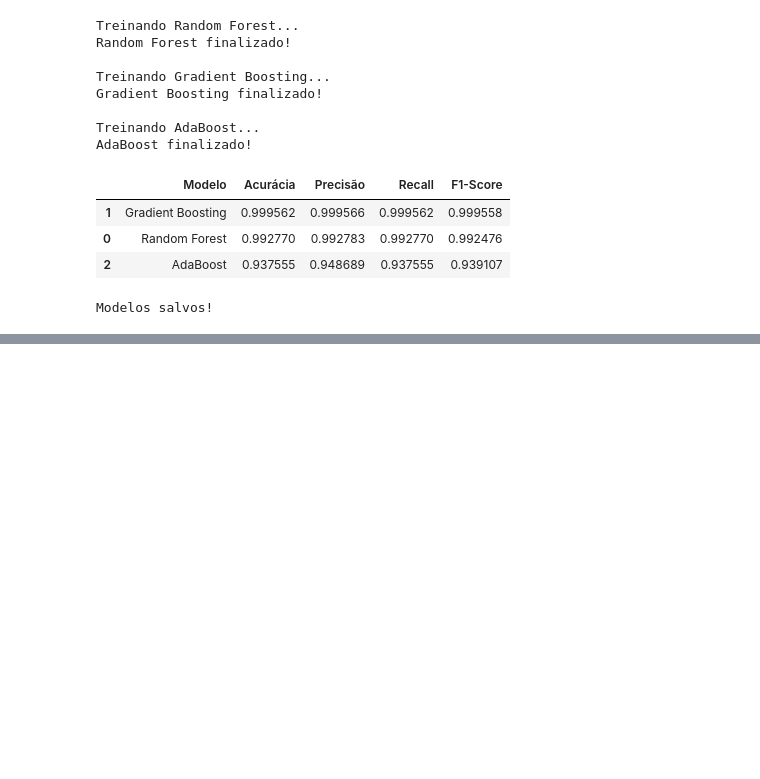
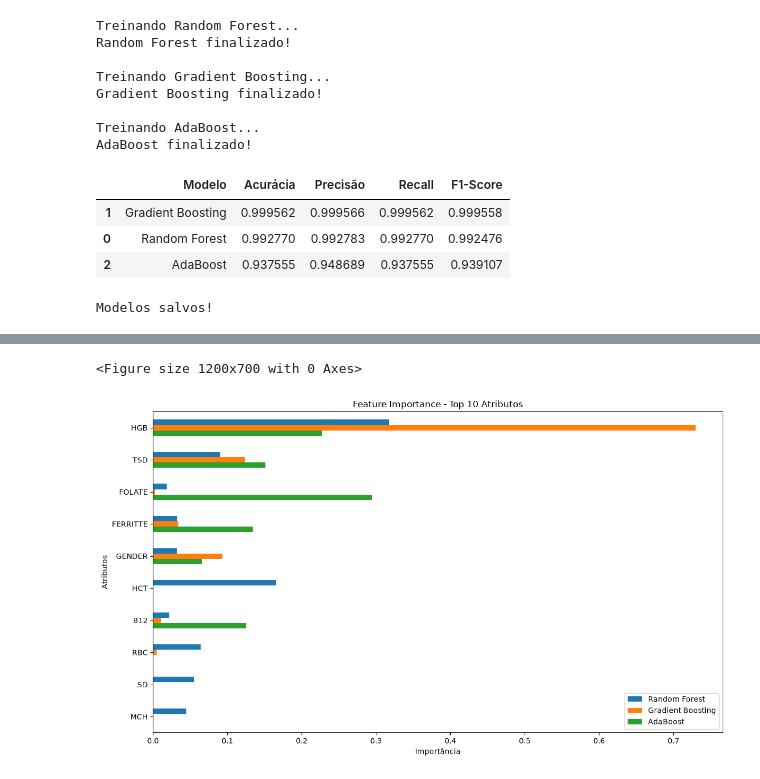
Before and after one commit to LuxLucas/anemia_ml_project, a Jupyter notebook: src/trainings/ensembles/ensembles.ipynb, the cells around one changed output, grey strips where cells are left out. Drawn from its saved outputs; the diff is of its cells as text; code cells hidden in the pictures; blank space fills up the shorter version.

```diff
--- a/src/trainings/ensembles/ensembles.ipynb
+++ b/src/trainings/ensembles/ensembles.ipynb
@@ -127,3 +127,19 @@ for nome, dados in resultados.items():
 print("Modelos salvos!")
 # %% [output]
 Modelos salvos!
+# %%
+importancias = {}
+
+for nome, dados in resultados.items():
+    modelo = dados["modelo"]
+
+    importancias[nome] = modelo.feature_importances_
+
+feature_importance = pd.DataFrame(
+    importancias,
+    index=X_train.columns
+)
+
+feature_importance.index.name = "Atributo"
+
+display(feature_importance)
@@ -129,0 +165,9 @@ Modelos salvos!
+# %%
+feature_importance["Media"] = feature_importance.mean(axis=1)
+
+top_10 = feature_importance.sort_values(
+    by="Media",
+    ascending=False
+).head(10)
+
+display(top_10.style.format("{:.6f}"))
@@ -129,0 +187,18 @@ Modelos salvos!
+# %%
+plt.figure(figsize=(12, 7))
+
+top_10[["Random Forest", "Gradient Boosting", "AdaBoost"]].plot(
+    kind="barh",
+    figsize=(12, 7)
+)
+
+plt.title("Feature Importance - Top 10 Atributos")
+plt.xlabel("Importância")
+plt.ylabel("Atributos")
+plt.gca().invert_yaxis()
+
+plt.tight_layout()
+plt.show()
+# %% [output]
+<Figure size 1200x700 with 0 Axes>
+[figure, added]
```
Also changed, not shown: parts of 7 cells of this notebook, 10 other files.
